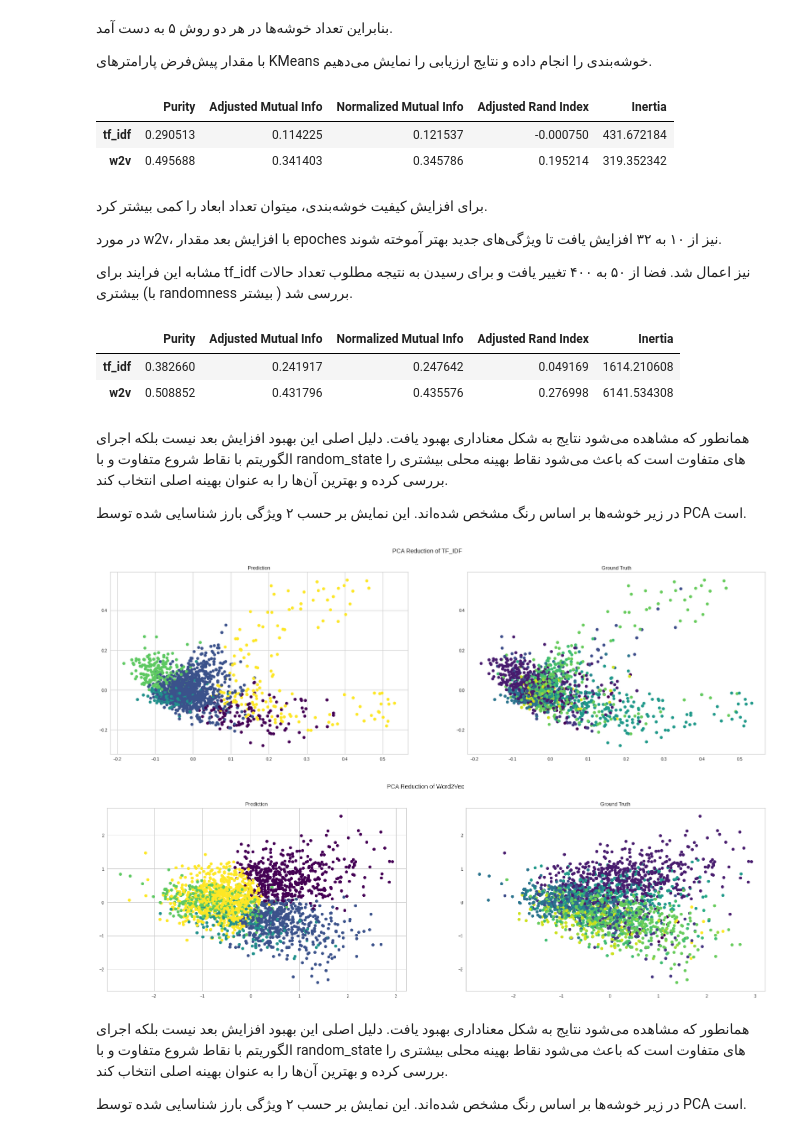
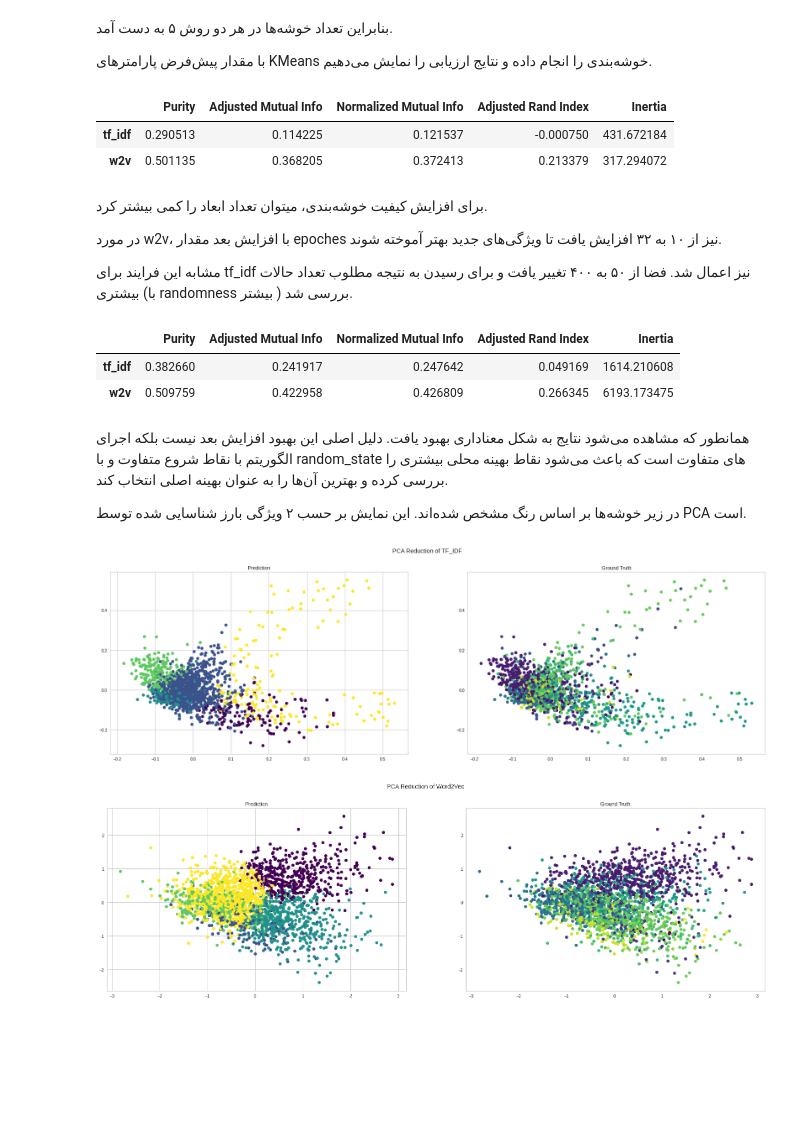
Before and after one commit to hamidreza004/MIR, a Jupyter notebook: reports/phase3/clustering.ipynb, the cells around one changed output. Cells and saved outputs as stored; diff of their text form; code cells hidden in the pictures; blank space fills up the shorter version.

```diff
--- a/reports/phase3/clustering.ipynb
+++ b/reports/phase3/clustering.ipynb
@@ -143,11 +153,11 @@ selected_tfidf = PCA(features_dim, random_state=random_state).fit_transform(tf_i
     با مقدار پیش‌فرض پارامترهای KMeans خوشه‌بندی را انجام داده و نتایج ارزیابی را نمایش می‌دهیم.
 </div>
 # %%
-k_means.get_evaluation_dataframe(selected_tfidf, w2v, tags, 5, 5)
+k_means.get_evaluation_dataframe(tf_idf, w2v, tags, 5, 5)
 # %% [output]
 |  | Purity | Adjusted Mutual Info | Normalized Mutual Info | Adjusted Rand Index | Inertia |
 | tf_idf | 0.290513 | 0.114225 | 0.121537 | -0.000750 | 431.672184 |
-| w2v | 0.495688 | 0.341403 | 0.345786 | 0.195214 | 319.352342 |
+| w2v | 0.501135 | 0.368205 | 0.372413 | 0.213379 | 317.294072 |
 # %% [markdown]
 <div dir="rtl">
     برای افزایش کیفیت خوشه‌بندی، میتوان تعداد ابعاد را کمی بیشتر کرد.
@@ -157,17 +167,17 @@ k_means.get_evaluation_dataframe(selected_tfidf, w2v, tags, 5, 5)
     مشابه این فرایند برای tf_idf نیز اعمال شد. فضا از ۵۰ به ۴۰۰ تغییر یافت و برای رسیدن به نتیجه مطلوب تعداد حالات بیشتری (با randomness بیشتر ) بررسی شد.
 </div>
 # %%
-tf_idf, w2v, tags, links, df = JSON_to_clustering_arrays("./data/phase3/hamshahri.json", tf_idf_features=1000, w2v_min_count=2, w2v_epochs=32, w2v_vector_size=128)
+enhansed_tfidf, enhansed_w2v, tags, links, df = JSON_to_clustering_arrays("./data/phase3/hamshahri.json", tf_idf_features=1000, w2v_min_count=2, w2v_epochs=32, w2v_vector_size=128)
 # %%
 features_dim = 400
-selected_tfidf = PCA(features_dim, random_state=random_state).fit_transform(tf_idf)
+enhansed_tfidf = PCA(features_dim, random_state=random_state).fit_transform(enhansed_tfidf)
 # %%
-results, best_random_tfidf, best_random_w2v = k_means.get_advanced_results(selected_tfidf, w2v, tags, 5, 5)
+results, best_random_tfidf, best_random_w2v = k_means.get_advanced_results(enhansed_tfidf, enhansed_w2v, tags, 5, 5)
 results
 # %% [output]
 |  | Purity | Adjusted Mutual Info | Normalized Mutual Info | Adjusted Rand Index | Inertia |
 | tf_idf | 0.382660 | 0.241917 | 0.247642 | 0.049169 | 1614.210608 |
-| w2v | 0.508852 | 0.431796 | 0.435576 | 0.276998 | 6141.534308 |
+| w2v | 0.509759 | 0.422958 | 0.426809 | 0.266345 | 6193.173475 |
 # %% [markdown]
 <div dir="rtl">
     همانطور که مشاهده می‌شود نتایج به شکل معناداری بهبود یافت. دلیل اصلی این بهبود افزایش بعد نیست بلکه اجرای الگوریتم با نقاط شروع متفاوت و با random_state های متفاوت است که باعث می‌شود نقاط بهینه محلی بیشتری را بررسی کرده و بهترین آن‌ها را به عنوان بهینه اصلی انتخاب کند.
@@ -175,14 +185,8 @@ results
     در زیر خوشه‌ها بر اساس رنگ مشخص شده‌اند. این نمایش بر حسب ۲ ویژگی بارز شناسایی شده توسط PCA است.
 </div>
 # %%
-k_means.PCA2_plot(selected_tfidf, 5, best_random_tfidf, tags, "PCA Reduction of TF_IDF")
-k_means.PCA2_plot(w2v, 5, best_random_w2v, tags, "PCA Reduction of Word2Vec")
+k_means.PCA2_plot(enhansed_tfidf, 5, best_random_tfidf, tags, "PCA Reduction of TF_IDF")
+k_means.PCA2_plot(enhansed_w2v, 5, best_random_w2v, tags, "PCA Reduction of Word2Vec")
 # %% [output]
 [figure]
-[figure, old version]
+[figure, new version]
-# %% [markdown]
-<div dir="rtl">
-    همانطور که مشاهده می‌شود نتایج به شکل معناداری بهبود یافت. دلیل اصلی این بهبود افزایش بعد نیست بلکه اجرای الگوریتم با نقاط شروع متفاوت و با random_state های متفاوت است که باعث می‌شود نقاط بهینه محلی بیشتری را بررسی کرده و بهترین آن‌ها را به عنوان بهینه اصلی انتخاب کند.
-    <p></p><p></p>
-    در زیر خوشه‌ها بر اساس رنگ مشخص شده‌اند. این نمایش بر حسب ۲ ویژگی بارز شناسایی شده توسط PCA است.
-</div>
```
Also changed, not shown: parts of 14 cells of this notebook.
